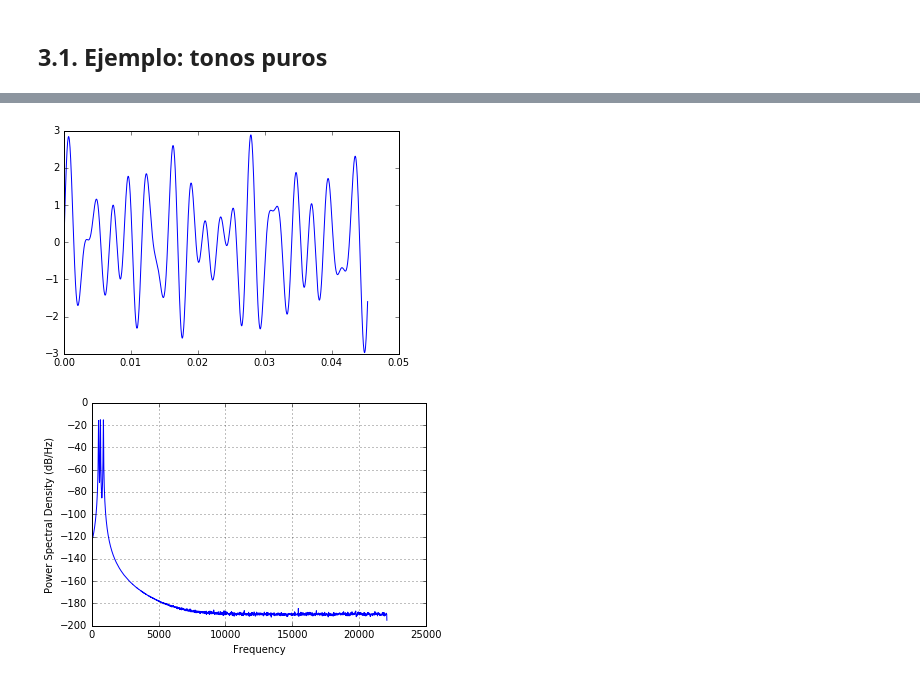
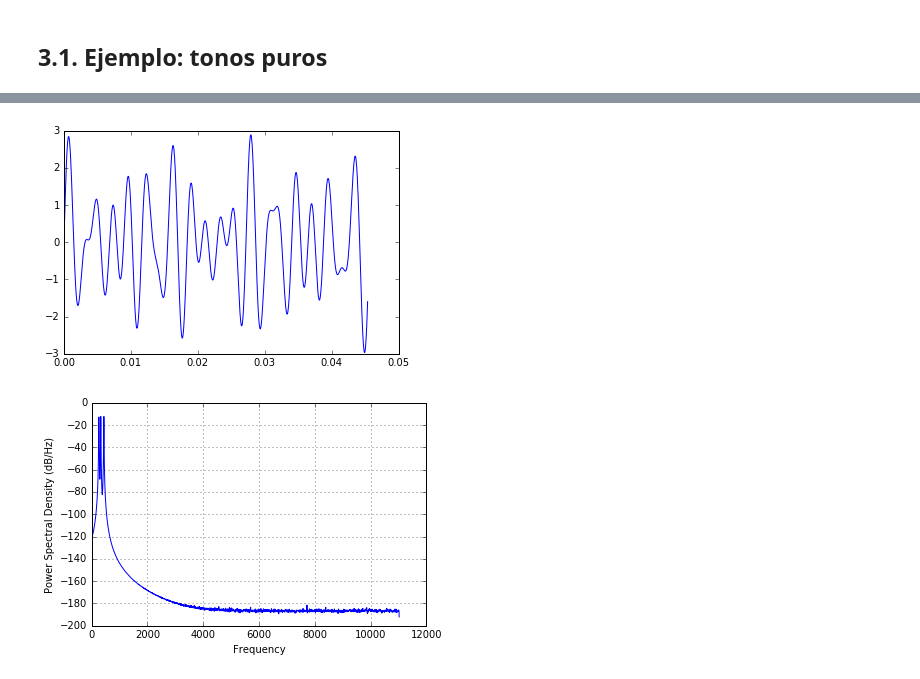
Before and after one commit to Poswer96/filtra_23-i, a Jupyter notebook: src/1. Contextualización/3. Espectro de frecuencias de una señal.ipynb, the cells around one changed output, grey strips where cells are left out. Drawn from its saved outputs; the diff is of its cells as text; code cells hidden in the pictures.

```diff
--- a/src/1. Contextualización/3. Espectro de frecuencias de una señal.ipynb
+++ b/src/1. Contextualización/3. Espectro de frecuencias de una señal.ipynb
@@ -85,12 +85,12 @@ p.terminate()
 # %%
 k = 1000.
 t = np.linspace(0,k/sr,int(k) )
 plt.plot(t,music[:int(k)])
 plt.show()
 
 
-trash = plt.psd(music,Fs=fs,NFFT=2**12)
+trash = plt.psd(music,Fs=sr,NFFT=2**12)
 trash = plt.show()
 # %% [output]
 [figure]
-[figure, old version]
+[figure, new version]
```
Also changed, not shown: parts of 23 cells of this notebook, 1 other file.
